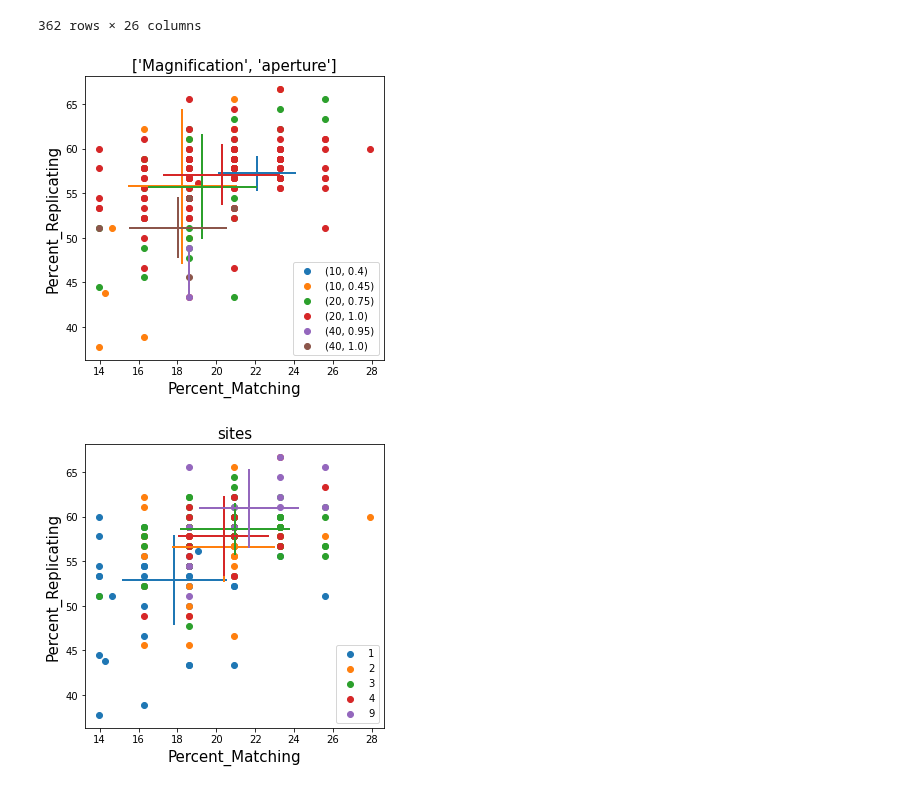
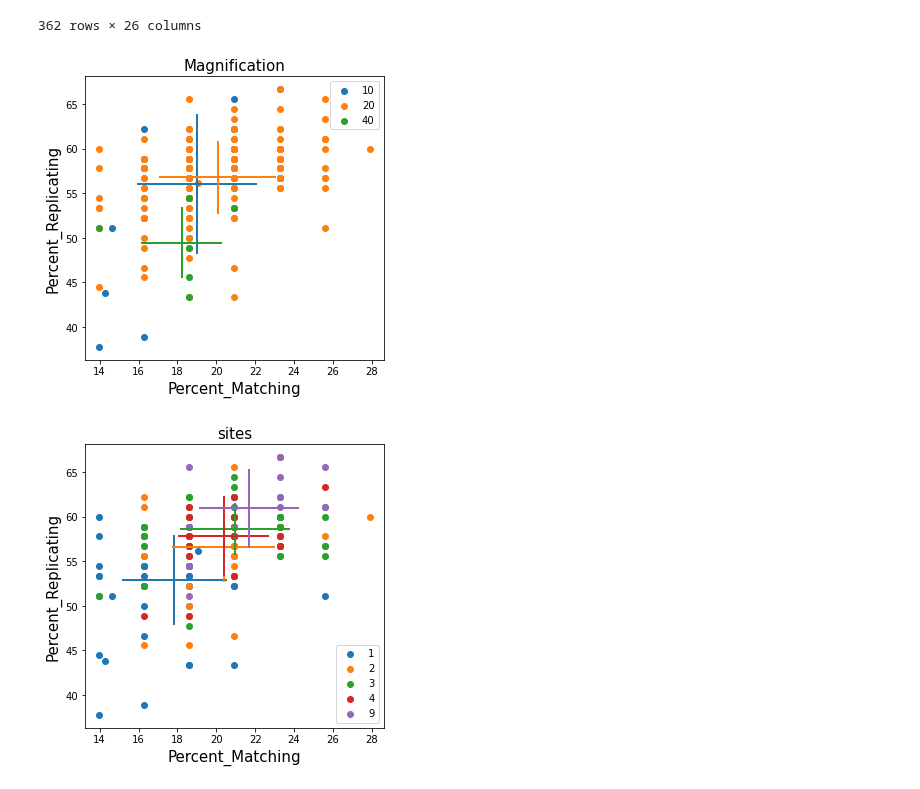
Before and after one commit to jump-cellpainting/jump-scope-analysis, a Jupyter notebook: notebooks/figures/figure1/figure1.ipynb, the cells around one changed output. Saved outputs shown, nothing was run; the diff lists cells and outputs as text; code cells hidden in the pictures.

Commit message:
moving around figures, updating groupings

```diff
--- a/notebooks/figures/figure1/figure1.ipynb
+++ b/notebooks/figures/figure1/figure1.ipynb
@@ -26,38 +26,38 @@ match_rep_df
 # %%
 # A
 
-group = ["Magnification", "aperture"]
+group = "Magnification"
 
 df_subset = match_rep_df[
                         (match_rep_df["sphering"] == True)
                         ]
 
 group_df = utilssphering.find_group_avg_df(df_subset, group)
 
 fig, ax = plt.subplots(figsize=(5,5))
 
 utilssphering.group_plot(
     df=group_df,
     x="Mean_Percent_Matching",
     y="Mean_Percent_Replicating",
     group=group,
     error_x="SD_Percent_Matching",
     error_y="SD_Percent_Replicating",
     fig=fig,
     ax_=ax
 )
 utilssphering.group_plot(
     df_subset,
     "Percent_Matching",
     "Percent_Replicating",
     group=group,
     fig=fig,
     ax_=ax,
     legend=True)
 
-fig.savefig("(A)-rep-vs-match-mag_aperture.png")
+fig.savefig("(A)-rep-vs-match-mag.png")
 # %% [output]
-[figure, old version]
+[figure, new version]
 # %%
 # B
 
```
Also changed, not shown: parts of 2 cells of this notebook, 20 other files.
